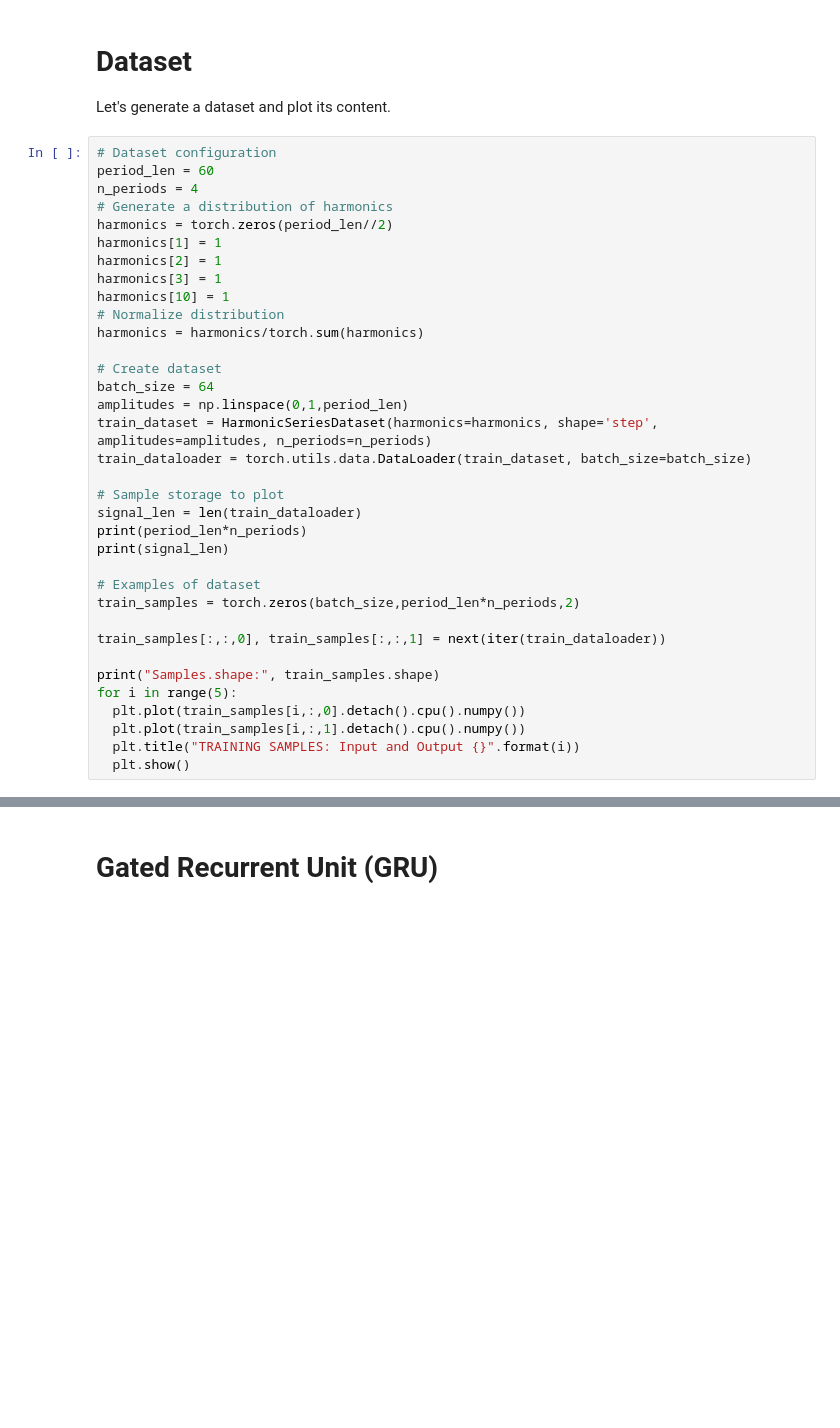
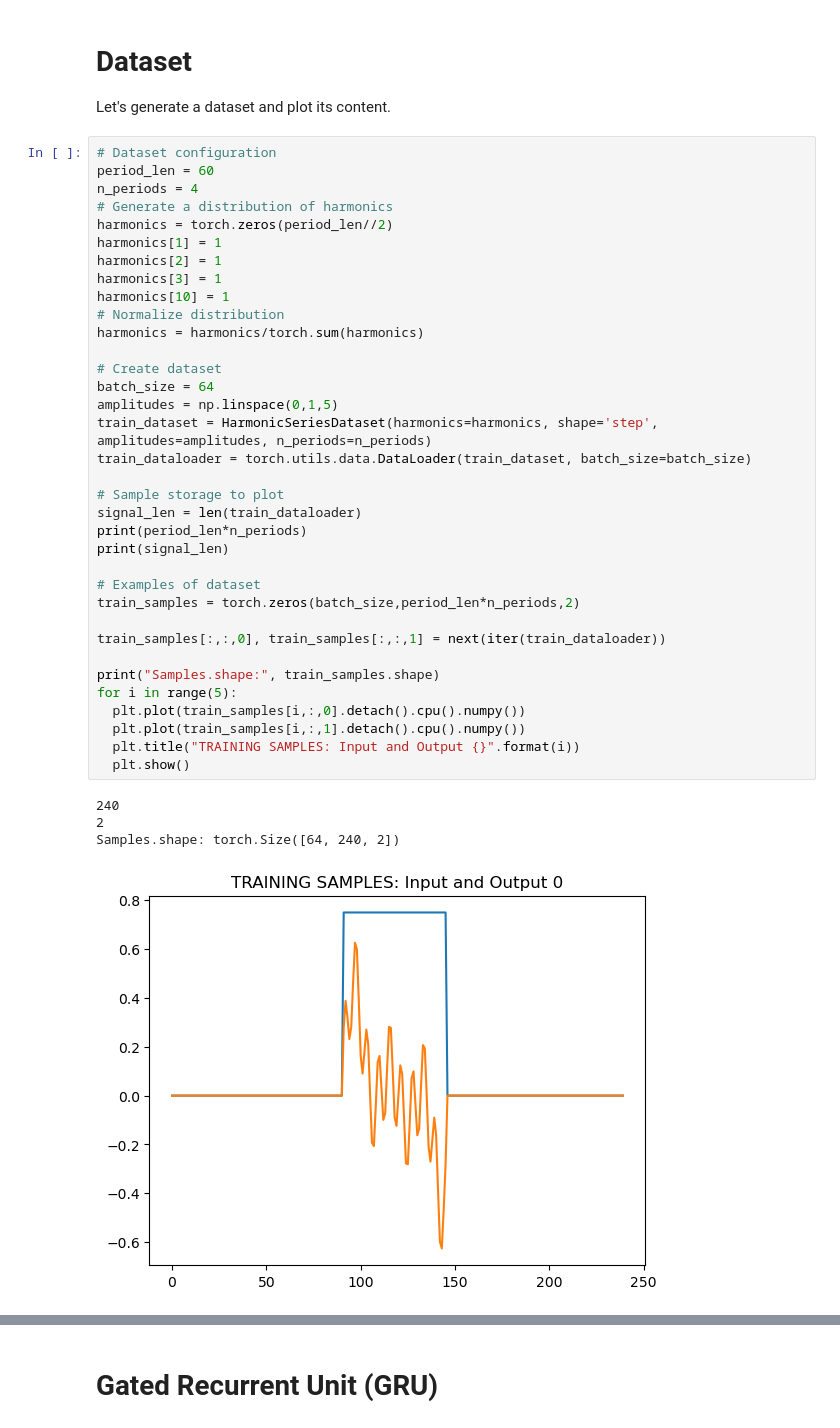
Before and after one commit to gregogiudici/Dynamic-Interpolation, a Jupyter notebook: GRU_multishape_dataloader.ipynb, the cells around one changed output, grey strips where cells are left out. Cells and saved outputs as stored; diff of their text form; blank space fills up the shorter version.

```diff
--- a/GRU_multishape_dataloader.ipynb
+++ b/GRU_multishape_dataloader.ipynb
@@ -94,31 +96,36 @@ n_periods = 4
 # Generate a distribution of harmonics
 harmonics = torch.zeros(period_len//2)
 harmonics[1] = 1
 harmonics[2] = 1
 harmonics[3] = 1
 harmonics[10] = 1
 # Normalize distribution
 harmonics = harmonics/torch.sum(harmonics)
 
 # Create dataset
 batch_size = 64
-amplitudes = np.linspace(0,1,period_len)
+amplitudes = np.linspace(0,1,5)
 train_dataset = HarmonicSeriesDataset(harmonics=harmonics, shape='step', amplitudes=amplitudes, n_periods=n_periods)
 train_dataloader = torch.utils.data.DataLoader(train_dataset, batch_size=batch_size)
 
 # Sample storage to plot
 signal_len = len(train_dataloader)
 print(period_len*n_periods)
 print(signal_len)
 
 # Examples of dataset
 train_samples = torch.zeros(batch_size,period_len*n_periods,2)
 
 train_samples[:,:,0], train_samples[:,:,1] = next(iter(train_dataloader))
 
 print("Samples.shape:", train_samples.shape)
 for i in range(5):
   plt.plot(train_samples[i,:,0].detach().cpu().numpy())
   plt.plot(train_samples[i,:,1].detach().cpu().numpy())
   plt.title("TRAINING SAMPLES: Input and Output {}".format(i))
   plt.show()
+# %% [output]
+240
+2
+Samples.shape: torch.Size([64, 240, 2])
+[figure, added]
```
Also changed, not shown: parts of 6 cells of this notebook.
